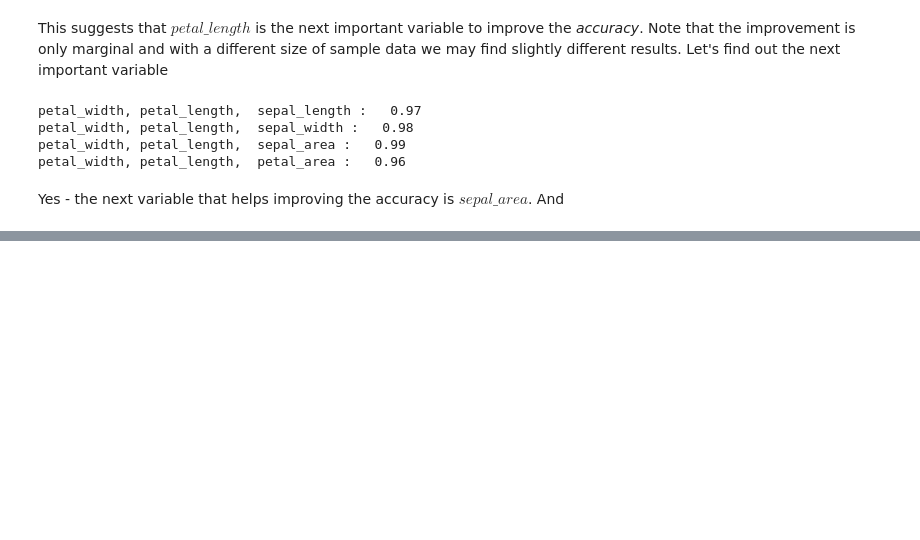
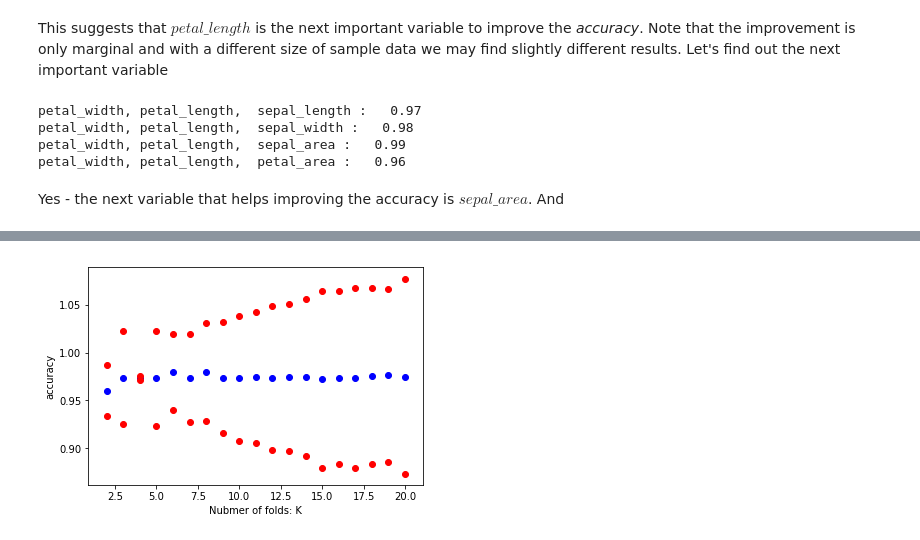
Before and after one commit to amjadfarman/iris_problem, a Jupyter notebook: iris_problem.ipynb, the cells around one changed output, grey strips where cells are left out. Drawn from its saved outputs; the diff is of its cells as text; code cells hidden in the pictures; blank space fills up the shorter version.

```diff
--- a/iris_problem.ipynb
+++ b/iris_problem.ipynb
@@ -265 +267,10 @@ We may not want to include $sepal\_width$ and $petal\_area$, whereas $sepal\_len
 Although the model has a very high accuracy score on the _seen_ data, we are not sure how will this perform on new observations. One test that we can perform is to train the model on a subset of all of the 150 observations and then test how it performs on the remaining observations. Let's take 80% of the observations randomly to train the model and then make predictions from the remaining observations and observer how this model performs on those observations.
+# %%
+model_features = ['petal_width', 'petal_length', 'sepal_area', 'sepal_length']
+X_train, X_test, y_train, y_test = train_test_split(iris_data[model_features]
+                                                    , iris_data['target']
+                                                    , test_size = 0.20, random_state = 111)
+mod_holdout = LogisticRegression(multi_class = 'multinomial', solver = 'newton-cg', random_state = 0)
+mod_holdout.fit(X_train, y_train)
+holdout_accuracy = accuracy_score(y_test, mod_holdout.predict(X_test))
+holdout_accuracy
@@ -265,0 +283,4 @@ Although the model has a very high accuracy score on the _seen_ data, we are not
+# %%
+mod_crossval = LogisticRegression(multi_class = 'multinomial', solver = 'newton-cg', random_state = 0)
+scores = cross_val_score(mod_crossval, iris_data[model_features], iris_data['target'], cv=5, scoring = 'accuracy')
+list(scores)
@@ -265,0 +298,21 @@ Although the model has a very high accuracy score on the _seen_ data, we are not
+# %%
+k_vals = []
+accuracy_u = []
+accuracy_l = []
+accuracy_m = []
+for k in range(2, 21):
+    mod_crossval = LogisticRegression(multi_class = 'multinomial', solver = 'newton-cg', random_state = 0)
+    scores = cross_val_score(mod_crossval, iris_data[model_features], iris_data['target'], cv=k, scoring = 'accuracy')
+    k_vals.append(k)
+    accuracy_u.append(scores.mean() + scores.std() * 2)
+    accuracy_l.append(scores.mean() - scores.std() * 2)
+    accuracy_m.append(scores.mean())
+
+plt.scatter(k_vals, accuracy_m, c = 'b')
+plt.scatter(k_vals, accuracy_l, c = 'r')
+plt.scatter(k_vals, accuracy_u, c = 'r')
+plt.xlabel('Nubmer of folds: K')
+plt.ylabel('accuracy')
+plt.show()
+# %% [output]
+[figure, added]
```
Also changed, not shown: parts of 10 cells of this notebook.
